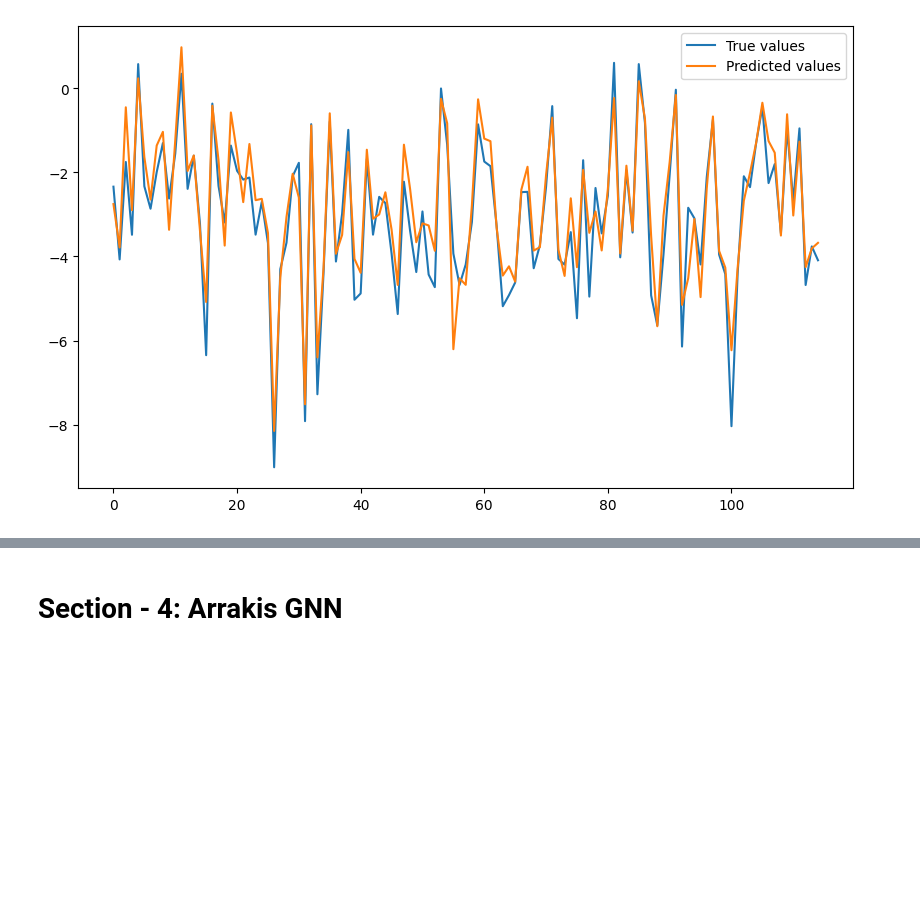
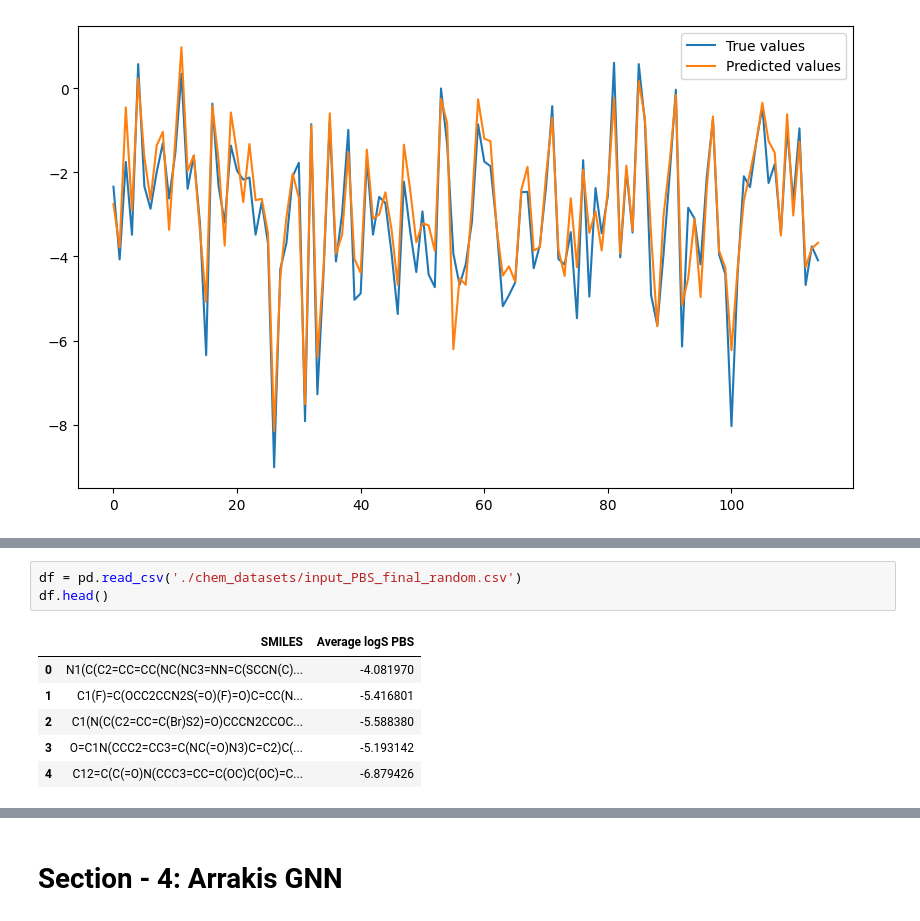
Before and after one commit to pranay8297/deep-learning-projects, a Jupyter notebook: HiGNN_Implementation.ipynb, the cells around one changed output, grey strips where cells are left out. Saved outputs shown, nothing was run; the diff lists cells and outputs as text; blank space fills up the shorter version.

```diff
--- a/HiGNN_Implementation.ipynb
+++ b/HiGNN_Implementation.ipynb
@@ -963,0 +987,10 @@ plt.show()
+# %%
+df = pd.read_csv('./chem_datasets/input_PBS_final_random.csv')
+df.head()
+# %% [output]
+|  | SMILES | Average logS PBS |
+| 0 | N1(C(C2=CC=CC(NC(NC3=NN=C(SCCN(C)... | -4.081970 |
+| 1 | C1(F)=C(OCC2CCN2S(=O)(F)=O)C=CC(N... | -5.416801 |
+| 2 | C1(N(C(C2=CC=C(Br)S2)=O)CCCN2CCOC... | -5.588380 |
+| 3 | O=C1N(CCC2=CC3=C(NC(=O)N3)C=C2)C(... | -5.193142 |
+| 4 | C12=C(C(=O)N(CCC3=CC=C(OC)C(OC)=C... | -6.879426 |
```
Also changed, not shown: parts of 70 cells of this notebook.
